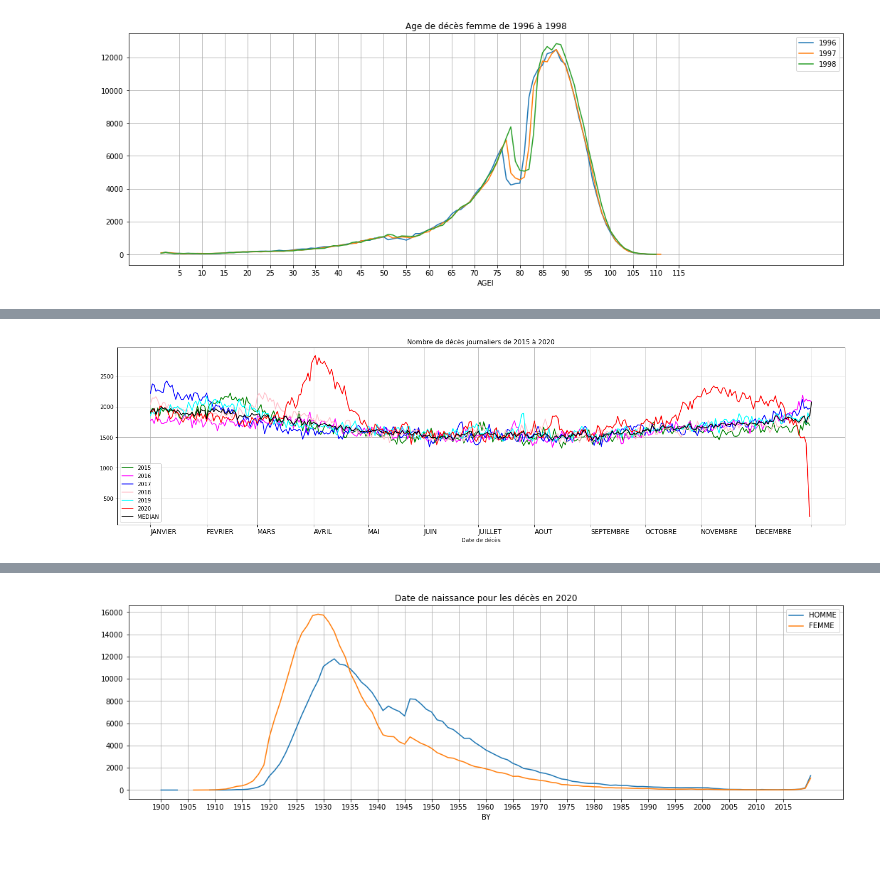
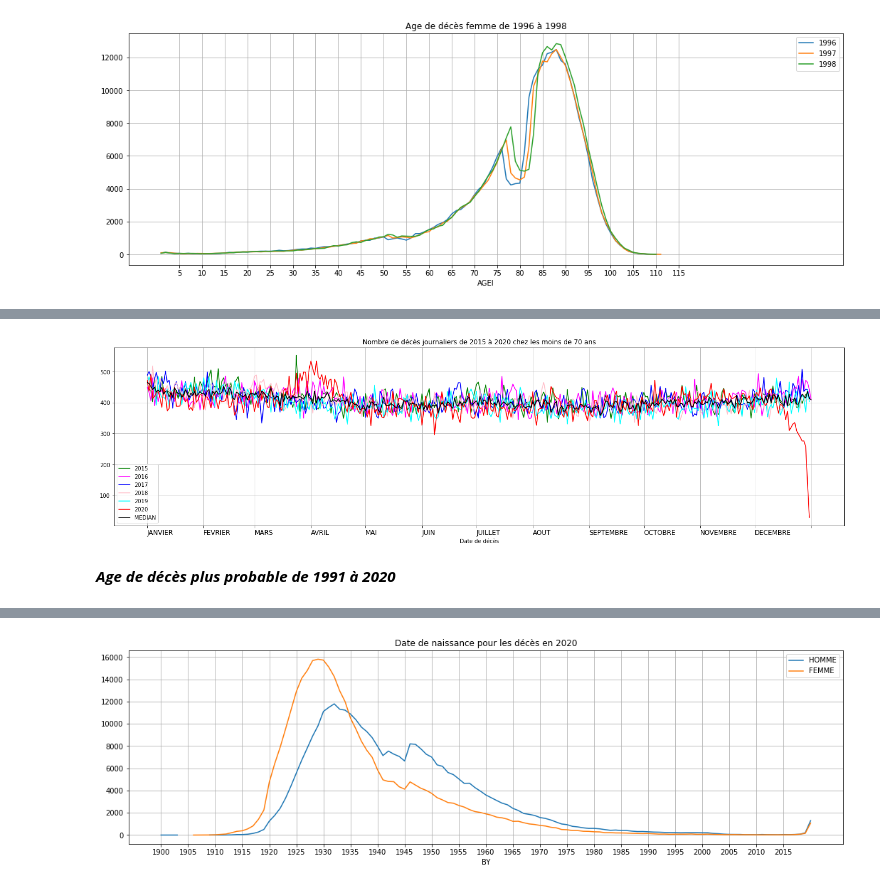
Before and after one commit to fguilleme/deces, a Jupyter notebook: deces.ipynb, the cells around one changed output, grey strips where cells are left out. Drawn from its saved outputs; the diff is of its cells as text; code cells hidden in the pictures; blank space fills up the shorter version.

```diff
--- a/deces.ipynb
+++ b/deces.ipynb
@@ -257,19 +335,23 @@ plot_death_age_hf(tt, 1995,4)
 # %%
 def plot_deaths_in_year(start, n):
     years = range(start , start+n+1)
     colors = ['green', 'magenta', 'blue',  'pink', 'cyan', 'red'] + ['black']
     import itertools
     colors = list(itertools.islice(itertools.cycle(colors), len(years)))+['black']
 
-    temp =  {y:tts[y][['NOM', 'DD']] for y in years}
+    agemax = 70
+    temp =  {y:tts[y][tts[y]['AGE'] <= agemax][['NOM', 'DD']] for y in years}
     df = [t.groupby(t['DD'].dt.dayofyear).count()['NOM'] for t in temp.values()]
     df = pd.concat(df, axis=1)
     df['MEAN'] = df.median(axis=1)
     df.columns = list(temp.keys())+['MEDIAN']
-    ax = df.plot(figsize=(24,6), grid=True, xticks=np.cumsum([1, 31, 28, 31, 30, 31, 30, 31, 31, 30, 31, 30, 31]), color=colors, title='Nombre de décès journaliers de {} à {}'.format(years[0], years[-1]))
+    ax = df.plot(figsize=(24,6), grid=True, xticks=np.cumsum([1, 31, 28, 31, 30, 31, 30, 31, 31, 30, 31, 30, 31]), color=colors,\
+        title=f'Nombre de décès journaliers de {years[0]} à {years[-1]} chez les moins de {agemax} ans')
     ax.set_xticklabels(['JANVIER','FEVRIER','MARS','AVRIL', 'MAI', 'JUIN', 'JUILLET', 'AOUT', 'SEPTEMBRE', 'OCTOBRE', 'NOVEMBRE', 'DECEMBRE', ''], fontdict={'fontsize': 12,  'horizontalalignment': 'left'})
     ax.set_xlabel('Date de décès')
     temp=None
 plot_deaths_in_year(2015, 5)
 # %% [output]
-[figure, old version]
+[figure, new version]
+# %% [markdown]
+**_Age de décès plus probable de 1991 à 2020_**
```
Also changed, not shown: parts of 15 cells of this notebook, 1 other file.
